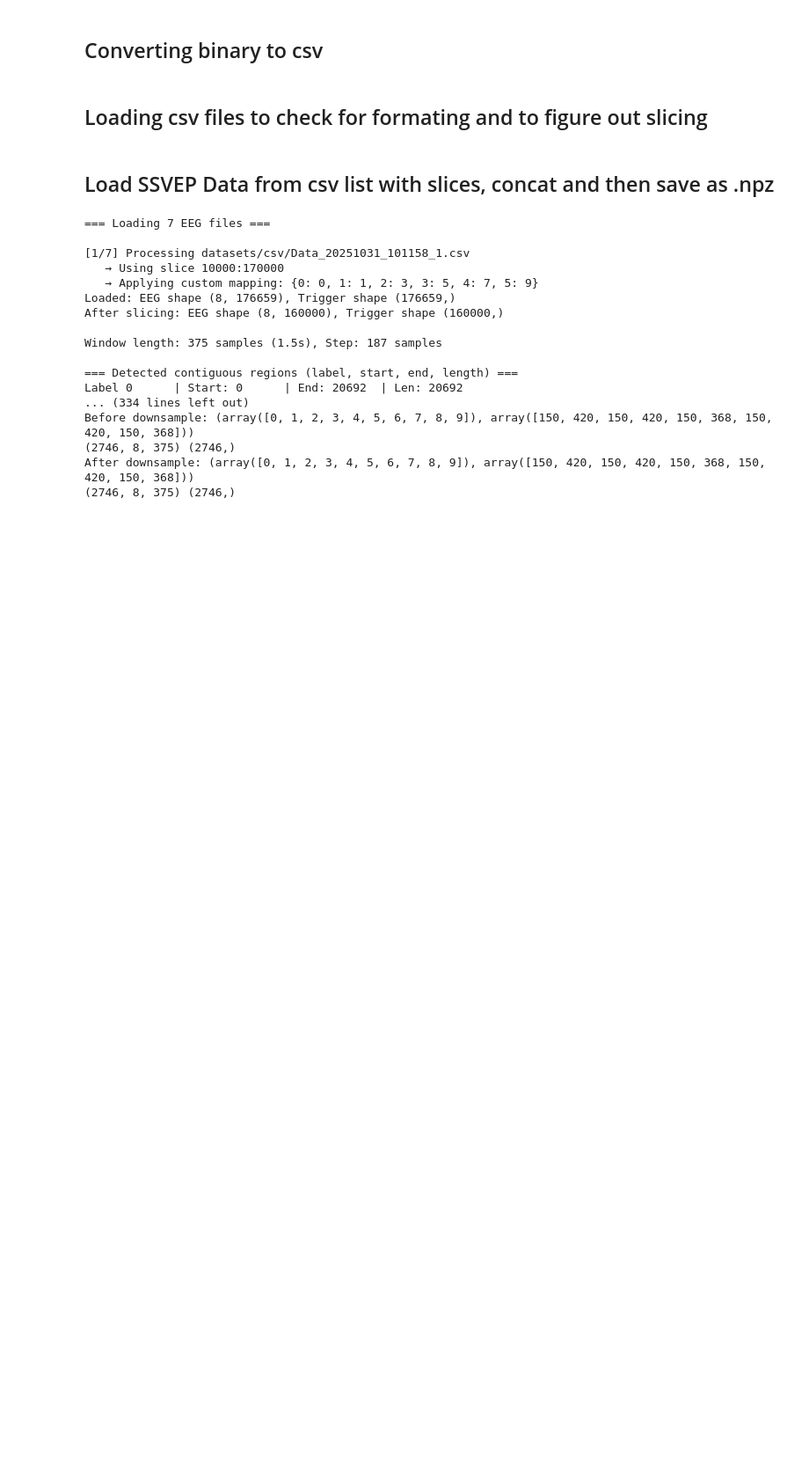
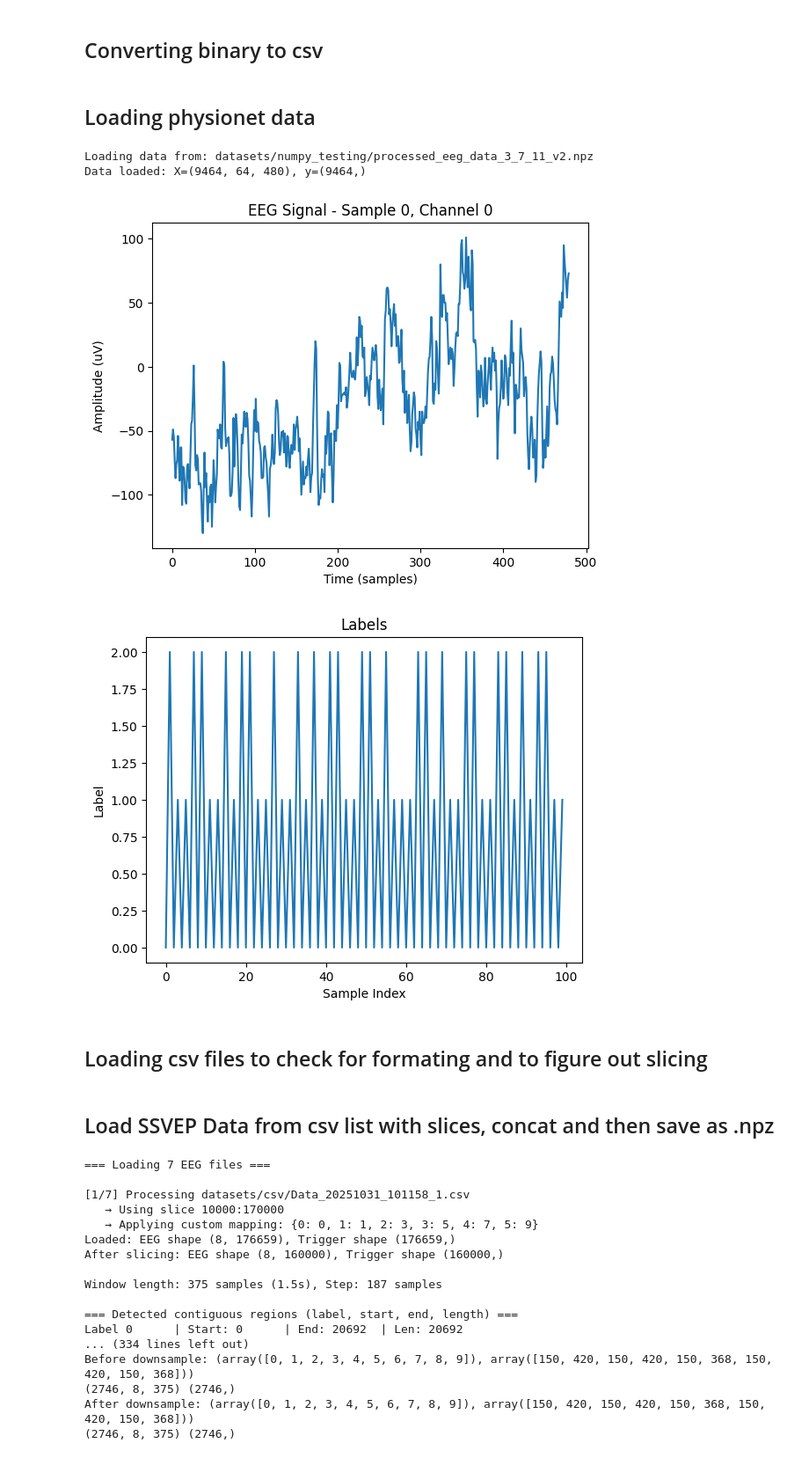
Before and after one commit to GeorgTenzing/EEG_Classification, a Jupyter notebook: Prepocessing.ipynb, the cells around one changed output. Shown at 88% size. Cells and saved outputs as stored; diff of their text form; code cells hidden in the pictures; blank space fills up the shorter version.

```diff
--- a/Prepocessing.ipynb
+++ b/Prepocessing.ipynb
@@ -9,6 +9,36 @@ voltage_scale = 'uV'
 save_path = 'csv_2/'
 
 convert_raw_to_csv(folder_path, time_scale, voltage_scale, save_path)
+# %% [markdown]
+## Loading physionet data
+# %%
+import numpy as np
+import pandas as pd
+import matplotlib.pyplot as plt
+from Utils import get_eeg_data_segmented, load_and_concat_ssvep_datasets
+path = "datasets/numpy_testing/processed_eeg_data_3_7_11_v2.npz"
+print(f"Loading data from: {path}")
+data = np.load(path)
+X_all, y_all = data["X"], data["y"]
+print(f"Data loaded: X={X_all.shape}, y={y_all.shape}")
+# %% [output]
+Loading data from: datasets/numpy_testing/processed_eeg_data_3_7_11_v2.npz
+Data loaded: X=(9464, 64, 480), y=(9464,)
+# %%
+plt.plot(X_all[0, 0, :])
+plt.title(f"EEG Signal - Sample 0, Channel 0")
+plt.xlabel("Time (samples)")
+plt.ylabel("Amplitude (uV)")
+plt.show()
+
+plt.plot(y_all[:100])
+plt.title("Labels")
+plt.xlabel("Sample Index")
+plt.ylabel("Label")
+plt.show()
+# %% [output]
+[figure, added]
+[figure, added]
 # %% [markdown]
 ##  Loading csv files to check for formating and to figure out slicing
 # %%
```
Also changed, not shown: 6 other files.
